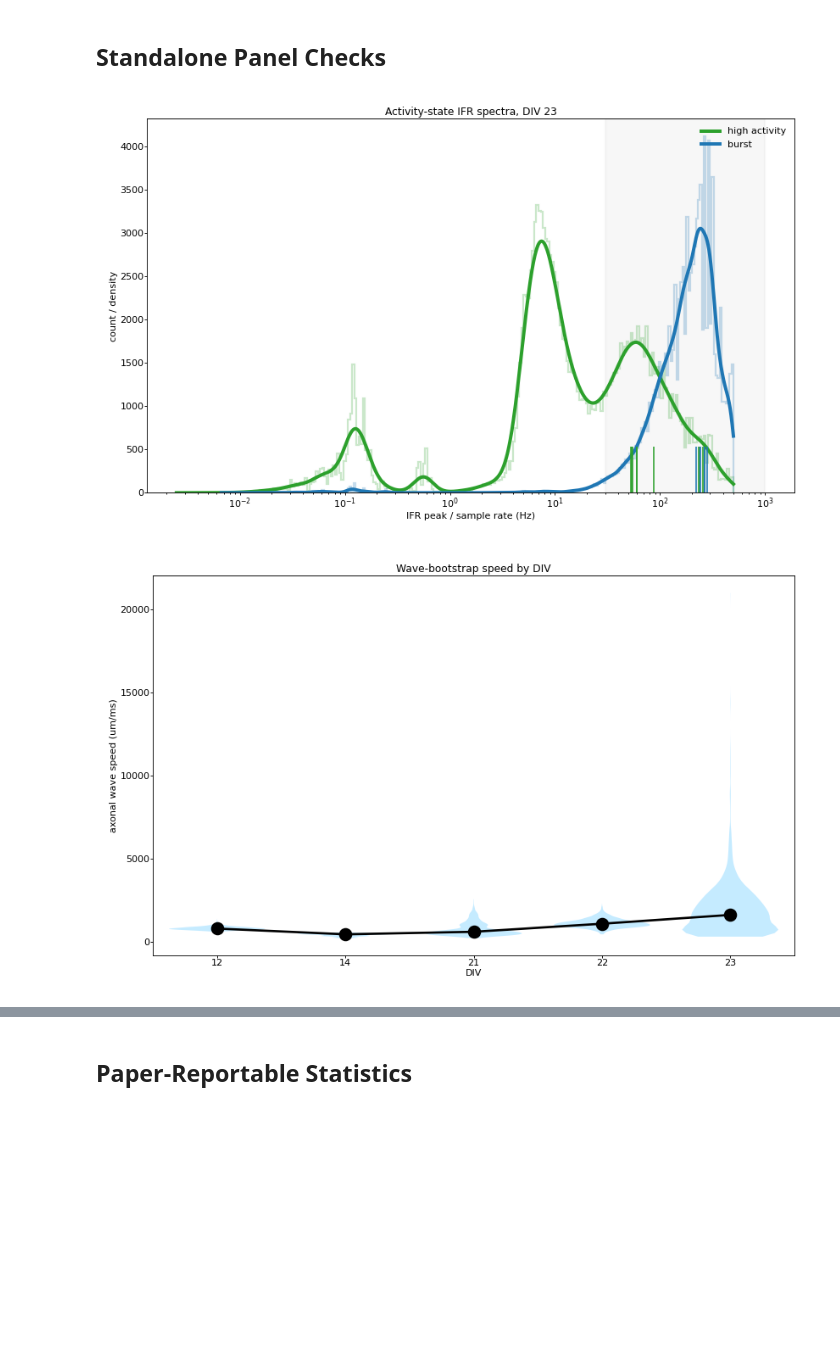
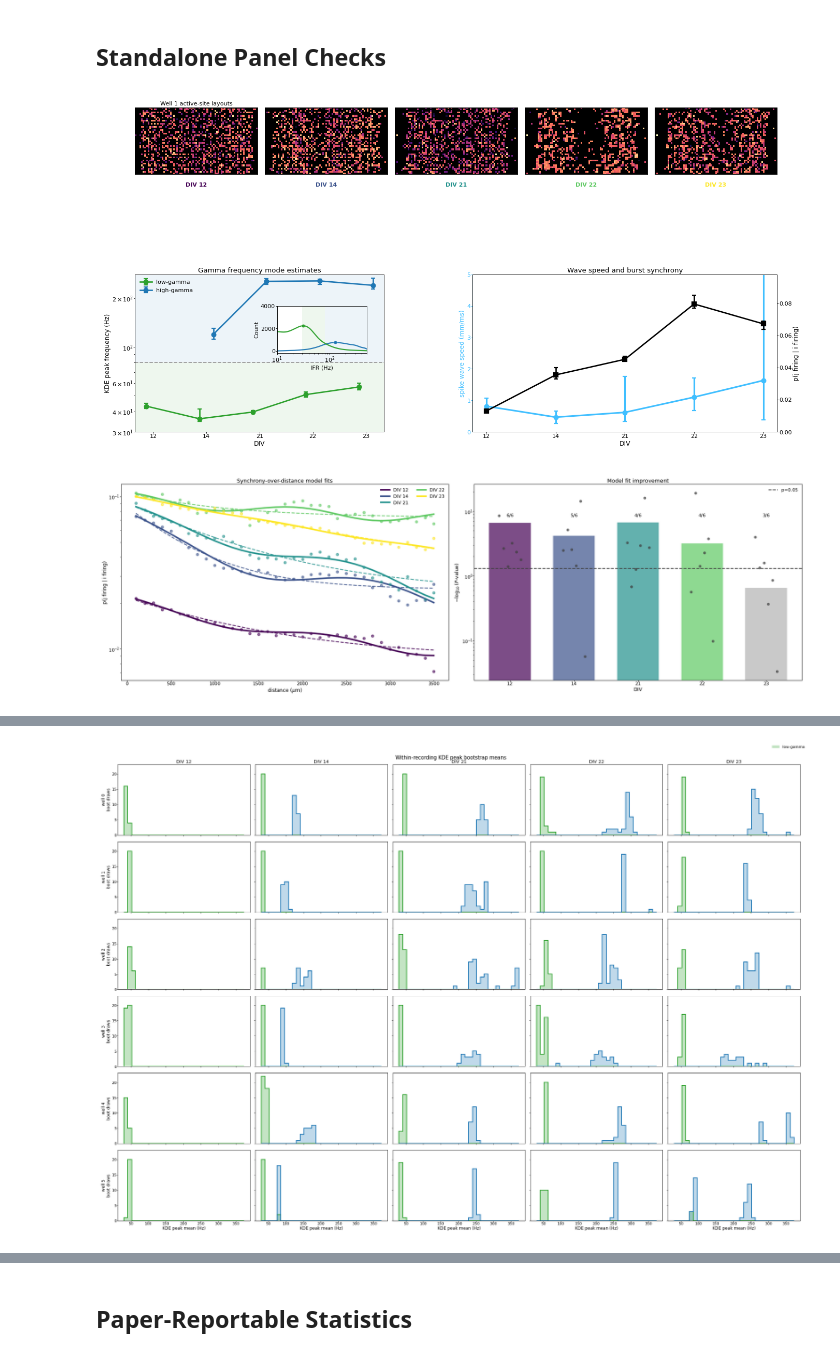
Before and after one commit to dlrebbin98/ephax, a Jupyter notebook: Notebooks/figure_4_activity_distance_compilation.ipynb, the cells around one changed output, grey strips where cells are left out. Drawn from its saved outputs; the diff is of its cells as text; code cells hidden in the pictures; blank space fills up the shorter version.

Commit message:
Figure 4 update

```diff
--- a/Notebooks/figure_4_activity_distance_compilation.ipynb
+++ b/Notebooks/figure_4_activity_distance_compilation.ipynb
@@ -1845,23 +3091,36 @@ def draw_model_improvement_panel(ax):
 ## Standalone Panel Checks
 # %%
 
-fig, ax = plt.subplots(figsize=(5.2, 3.2))
-draw_superposed_ifr_kde(ax, div=23)
+fig = plt.figure(figsize=(10, 5.8))
+gs = fig.add_gridspec(2, 2, width_ratios=[0.9, 1.1], hspace=0.35, wspace=0.32)
+axes_a = example_layout_div_axes_factory(fig, gs[0, :])
+draw_example_layout_div_stack(axes_a)
+draw_peak_band_ci_panel(fig.add_subplot(gs[1, 0]))
+draw_wave_speed_synchrony_panel(fig.add_subplot(gs[1, 1]))
 fig.tight_layout()
 plt.show()
 
-fig, ax = plt.subplots(figsize=(5.2, 3.2))
-draw_wave_bootstrap_by_div(ax)
+fig, axes = plt.subplots(1, 2, figsize=(11, 3.5))
+draw_model_fit_panel(axes[0], div=None)
+draw_model_lrt_panel(axes[1])
 fig.tight_layout()
 plt.show()
 
-fig, ax = plt.subplots(figsize=(5.2, 3.2))
-draw_peak_band_ci_panel(ax)
+fig = plt.figure(figsize=(10.5, 4.6))
+gs = fig.add_gridspec(1, 1)
+axes_spatial = spatial_differentiation_axes_factory(fig, gs[0, 0])
+draw_spatial_differentiation_panel(None, axes_spatial)
 fig.tight_layout()
 plt.show()
 
 fig = draw_recording_peak_bootstrap_matrix(figsize=(13, 9))
 plt.show()
+
+model_inputs = model_fit_by_div[[c for c in ["div", "gamma_peak_mean_hz", "v_ax_um_s", "v_eph_um_s", "n_gamma_recordings", "n_gamma_peaks", "lrt_log10_p"] if c in model_fit_by_div.columns]].copy() if not model_fit_by_div.empty else pd.DataFrame()
+if not model_inputs.empty:
+    model_inputs["v_ax_mm_per_ms"] = model_inputs["v_ax_um_s"] / 1_000_000.0
+    model_inputs["v_eph_mm_per_ms"] = model_inputs["v_eph_um_s"] / 1_000_000.0
+model_inputs
 # %% [output]
-[figure, old version]
+[figure, new version]
-[figure, old version]
+[figure, new version]
@@ -1868,0 +3128 @@ plt.show()
+[figure, added]
```
Also changed, not shown: parts of 16 cells of this notebook, 3 other files.
